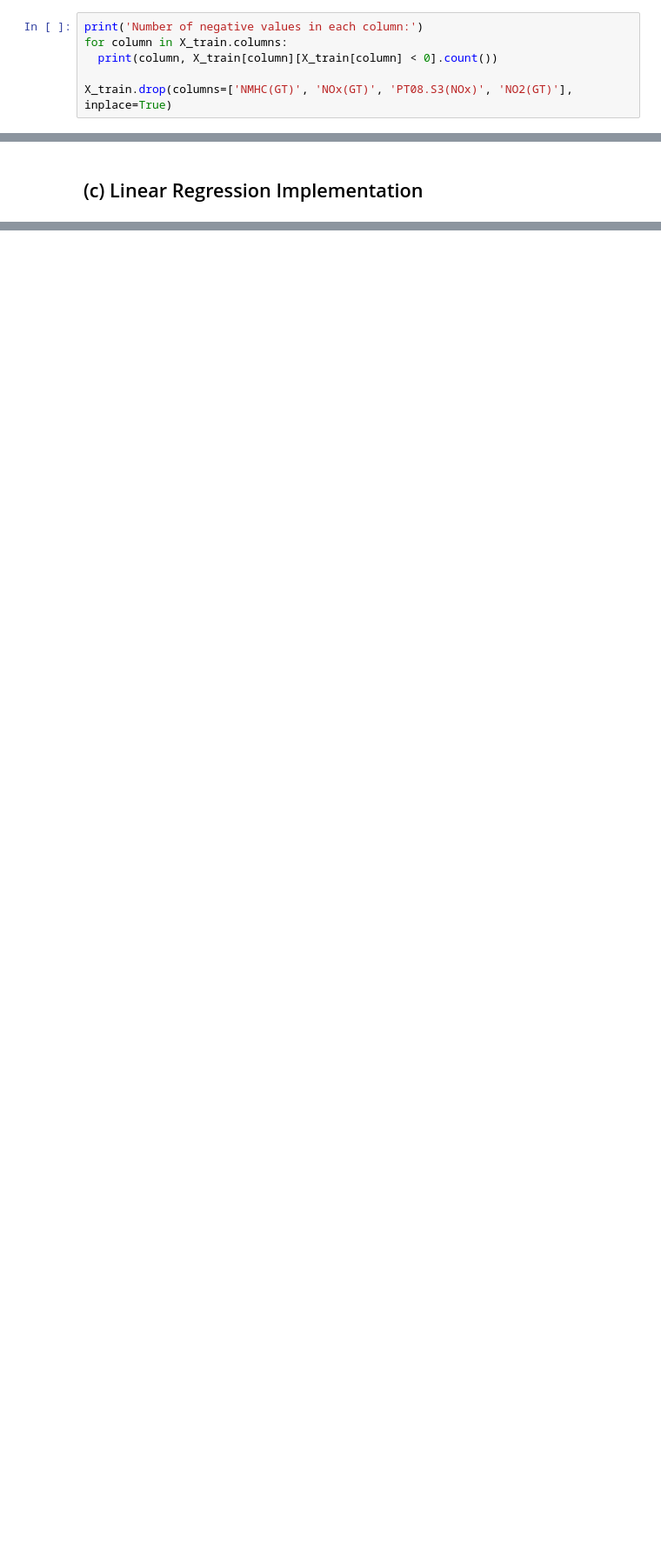
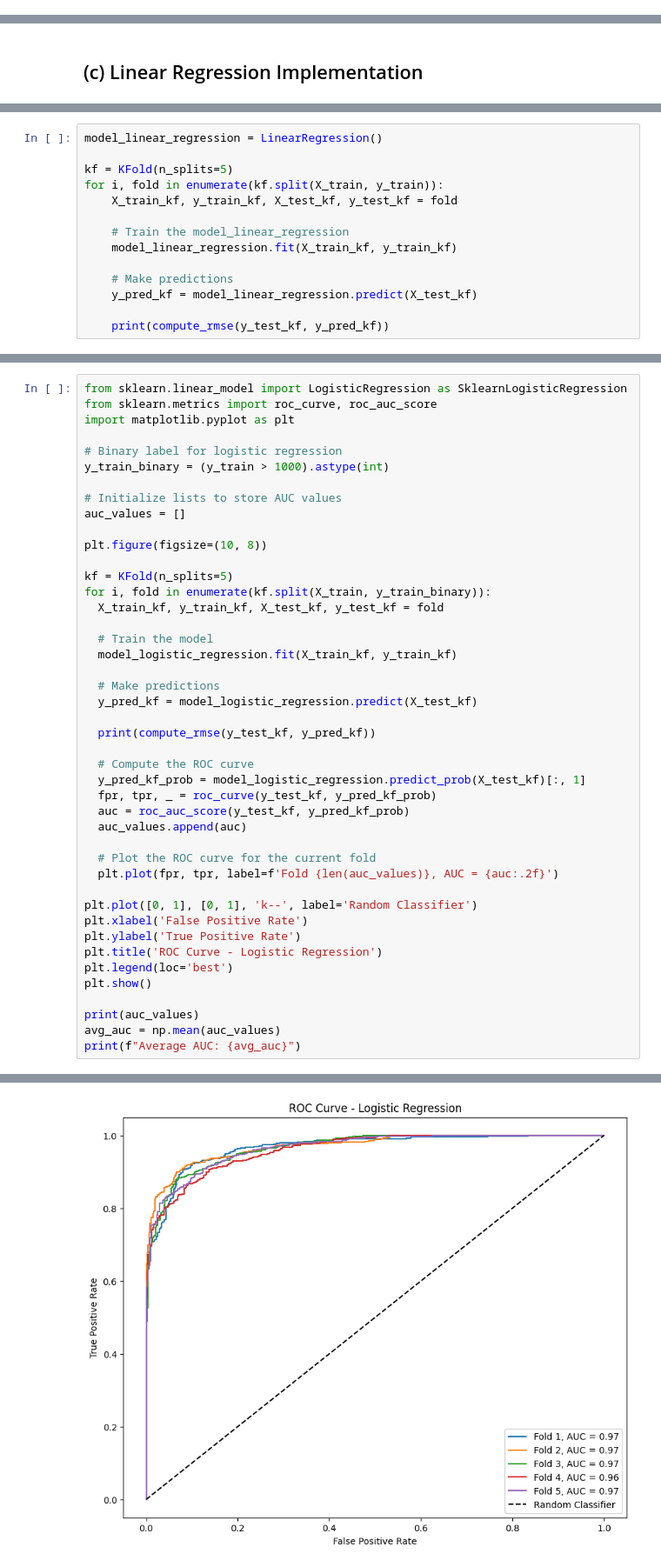
Before and after one commit to PS-41/Machine-Learning-Assignment1-Linear-Models, a Jupyter notebook: models/Prakhar_Suryavansh_HW1.ipynb, the cells around one changed output, grey strips where cells are left out. Shown at 87% size. Drawn from its saved outputs; the diff is of its cells as text; blank space fills up the shorter version.

```diff
--- a/models/Prakhar_Suryavansh_HW1.ipynb
+++ b/models/Prakhar_Suryavansh_HW1.ipynb
@@ -215,8 +241,2 @@ The heatmap above represents the Pearson correlation between all pairs of variab
 
 We also notice that hourly averaged concentration of a chemical is not very strongly related with it's corresponding sensor response, which might indicate defective sensors or other chemicals affecting sensors.
-# %%
-print('Number of negative values in each column:')
-for column in X_train.columns:
-  print(column, X_train[column][X_train[column] < 0].count())
-
-X_train.drop(columns=['NMHC(GT)', 'NOx(GT)', 'PT08.S3(NOx)', 'NO2(GT)'], inplace=True)
@@ -353,0 +388,14 @@ print(cnt)
+# %%
+model_linear_regression = LinearRegression()
+
+kf = KFold(n_splits=5)
+for i, fold in enumerate(kf.split(X_train, y_train)):
+    X_train_kf, y_train_kf, X_test_kf, y_test_kf = fold
+
+    # Train the model_linear_regression
+    model_linear_regression.fit(X_train_kf, y_train_kf)
+
+    # Make predictions
+    y_pred_kf = model_linear_regression.predict(X_test_kf)
+
+    print(compute_rmse(y_test_kf, y_pred_kf))
@@ -353,0 +410,45 @@ print(cnt)
+# %%
+from sklearn.linear_model import LogisticRegression as SklearnLogisticRegression
+from sklearn.metrics import roc_curve, roc_auc_score
+import matplotlib.pyplot as plt
+
+# Binary label for logistic regression
+y_train_binary = (y_train > 1000).astype(int)
+
+# Initialize lists to store AUC values
+auc_values = []
+
+plt.figure(figsize=(10, 8))
+
+kf = KFold(n_splits=5)
+for i, fold in enumerate(kf.split(X_train, y_train_binary)):
+  X_train_kf, y_train_kf, X_test_kf, y_test_kf = fold
+
+  # Train the model
+  model_logistic_regression.fit(X_train_kf, y_train_kf)
+
+  # Make predictions
+  y_pred_kf = model_logistic_regression.predict(X_test_kf)
+
+  print(compute_rmse(y_test_kf, y_pred_kf))
+
+  # Compute the ROC curve
+  y_pred_kf_prob = model_logistic_regression.predict_prob(X_test_kf)[:, 1]
+  fpr, tpr, _ = roc_curve(y_test_kf, y_pred_kf_prob)
+  auc = roc_auc_score(y_test_kf, y_pred_kf_prob)
+  auc_values.append(auc)
+
+  # Plot the ROC curve for the current fold
+  plt.plot(fpr, tpr, label=f'Fold {len(auc_values)}, AUC = {auc:.2f}')
+
+plt.plot([0, 1], [0, 1], 'k--', label='Random Classifier')
+plt.xlabel('False Positive Rate')
+plt.ylabel('True Positive Rate')
+plt.title('ROC Curve - Logistic Regression')
+plt.legend(loc='best')
+plt.show()
+
+print(auc_values)
+avg_auc = np.mean(auc_values)
+print(f"Average AUC: {avg_auc}")
+# %% [output]
@@ -353,0 +460 @@ print(cnt)
+[figure, added]
```
Also changed, not shown: parts of 33 cells of this notebook.
